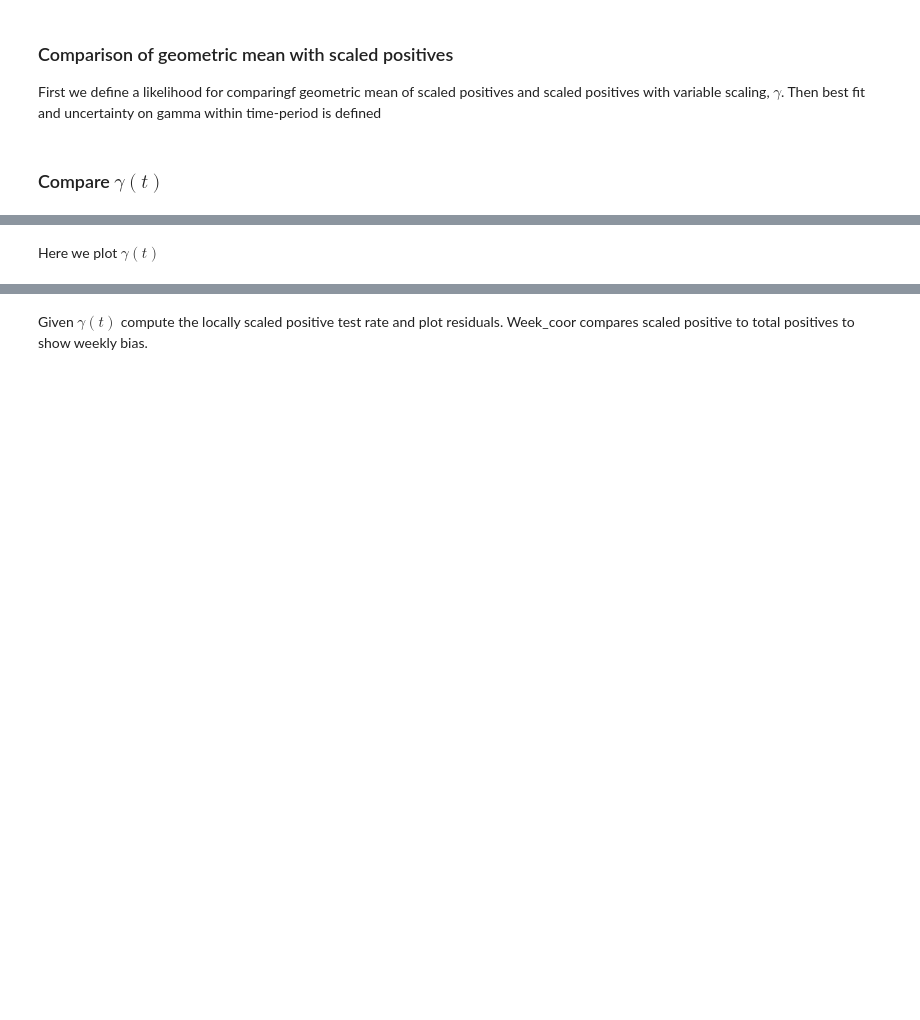
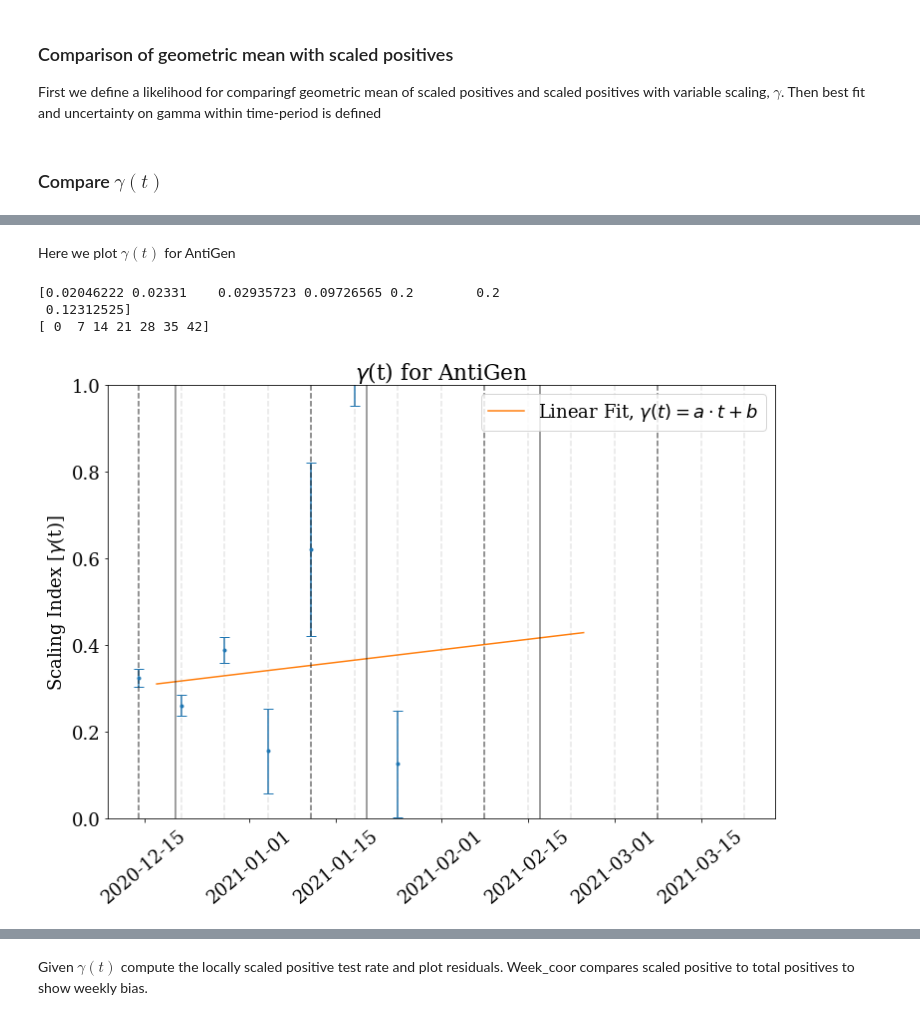
Before and after one commit to troelspetersen/Covid19fitting, a Jupyter notebook: MiscCode/MeasuringTestScalingExponent-AntiGen_MBJ.ipynb, the cells around one changed output, grey strips where cells are left out. Saved outputs shown, nothing was run; the diff lists cells and outputs as text; code cells hidden in the pictures; blank space fills up the shorter version.

```diff
--- a/MiscCode/MeasuringTestScalingExponent-AntiGen_MBJ.ipynb
+++ b/MiscCode/MeasuringTestScalingExponent-AntiGen_MBJ.ipynb
@@ -225,2 +237,68 @@ for i in np.arange(0,len(all_data["Np_AG"][date_end:date_start]) - 28,days_betwe
 # %% [markdown]
-Here we plot $\gamma(t)$
+Here we plot $\gamma(t)$ for AntiGen
+# %%
+#Testing due to NaNs in errors on gamma
+dgamma_t_AG = np.nan_to_num(dgamma_t_AG,nan=0.2) #Replace NaN by some number
+
+print(dgamma_t_AG)
+
+days = days_between_points*np.arange(len(gamma_t_AG))
+now = dt.date(year=int(date_start[:4]), month = int(date_start[5:7]), day = int( date_start[8:]))
+print(days)
+
+dates = []
+for x in np.arange(len(gamma_t_AG)):
+    dates.append(now + dt.timedelta(days=int(days_between_points*x)))
+
+plt.figure(figsize=(12,8))
+plt.errorbar(dates, gamma_t_AG, yerr=dgamma_t_AG, fmt='.', capsize=5)
+plt.ylabel(r'Scaling Index [$\gamma$(t)]')#, plt.xlabel('Days from '+date_start)
+plt.ylim(0,1)#, plt.legend()
+plt.title("$\gamma$(t) for AntiGen")
+
+
+
+#fit linear function
+def lin(x,a,b):
+    return a*x+b
+p, cov = curve_fit(lin, days, gamma_t_AG, sigma=dgamma_t_AG)
+power = lin(np.arange(3,len(P_AG[date_start:date_end])-4), *p)
+
+#Heavyside
+#power = []
+#for idx,i in enumerate(Ntest_all[date_start:date_end][3:-4].index):
+#    if idx < 90:
+#        power.append(0.78)
+#    else:
+#        power.append(0.57)
+plt.plot(N_AG[date_start:date_end][3:-4].index, power, label=f'Linear Fit, $\gamma (t) = a \cdot t + b$')
+
+#This creates weekly lines
+
+
+for x in np.arange(0,100,7): #weeks
+    plt.axvline( now + dt.timedelta(days=int(x)), ls='--', color='grey', alpha=0.2)
+for x in np.arange(0,100,28): #month
+    plt.axvline( now + dt.timedelta(days=int(x)), ls='--', color='k', alpha=0.5)
+
+# Plot monthly lines on first date
+d_now = dt.date(year=int(date_start[:4]), month = int(date_start[5:7]), day = int( date_start[8:] ))
+for i in range(len(P_AG)):
+    d_now = d_now + dt.timedelta(days=1)
+    if d_now.day == 1:
+        plt.axvline( d_now-dt.timedelta(days=12), ls='-', color='k', alpha=0.5)
+
+times = []; N_weeks = int(len(P_AG)/14)
+for i in range(N_weeks):
+    times.append(d_now + dt.timedelta(days=14*i))
+
+#plt.xticks(ticks=[14*i for i in range(N_weeks)],
+#          labels=[str(time.year)+'-'+str(time.month)+'-'+str(time.day) for time in times], rotation=30 );
+plt.legend(loc='best')
+plt.xticks(rotation = 40)
+plt.savefig('gamma_t_2.png', dpi=300)
+# %% [output]
+[0.02046222 0.02331    0.02935723 0.09726565 0.2        0.2
+ 0.12312525]
+[ 0  7 14 21 28 35 42]
+[figure, added]
```
Also changed, not shown: parts of 21 cells of this notebook.
